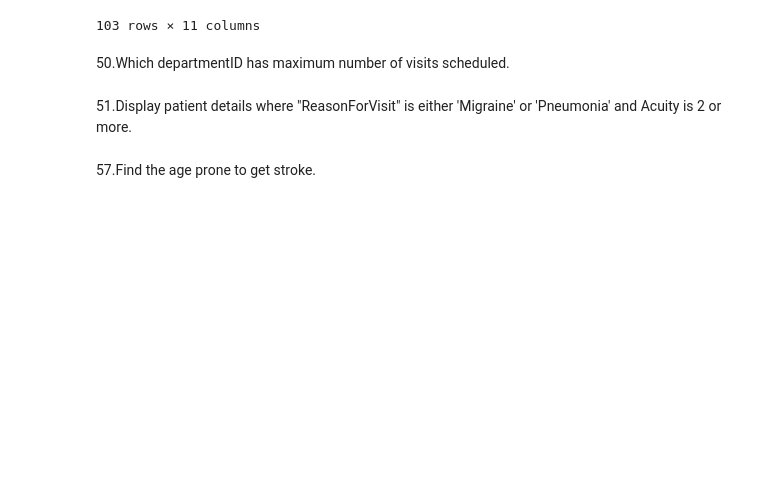
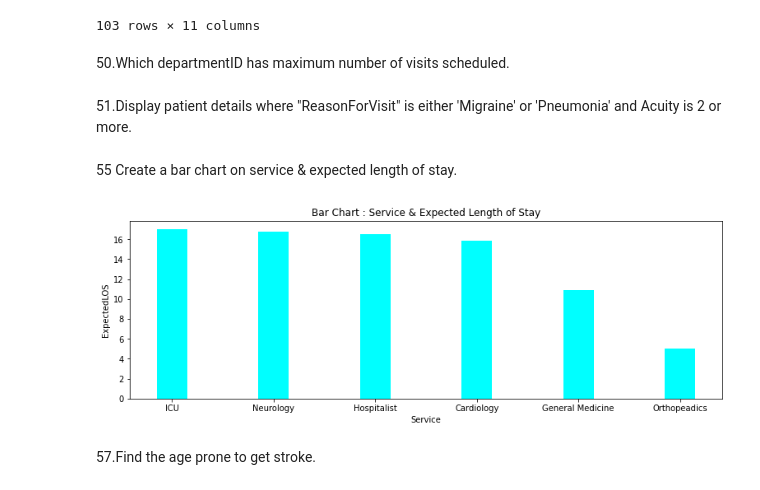
Before and after one commit to ArchanaDevaraju/python-warriors, a Jupyter notebook: Python Warriors-Divya .ipynb, the cells around one changed output. Saved outputs shown, nothing was run; the diff lists cells and outputs as text; code cells hidden in the pictures; blank space fills up the shorter version.

```diff
--- a/Python Warriors-Divya .ipynb
+++ b/Python Warriors-Divya .ipynb
@@ -212,6 +359,19 @@ df_AV.groupby(['VisitDepartmentID'])[['VisitID']].count().idxmax()
 51.Display patient details where "ReasonForVisit" is either 'Migraine' or 'Pneumonia' and Acuity is 2 or more.
 # %%
 df_EDV[(df_EDV["ReasonForVisit"].isin(["Migraine", "Pneumonia"])) & (df_EDV["Acuity"] >= 2)]   #using in function instead of or
+# %% [markdown]
+55	Create a bar chart on service & expected length of stay.
+# %%
+fig = plt.figure(figsize = (10, 3))
+ax = fig.add_axes([0,0,1,1])
+ax.bar(df_D["Service"],df_D["ExpectedLOS"],color='cyan',width=0.3)
+plt.xlabel("Service")
+plt.ylabel("ExpectedLOS")
+plt.title("Bar Chart : Service & Expected Length of Stay")
+plt.xticks(rotation = 'horizontal')
+plt.show()
+# %% [output]
+[figure, added]
 # %% [markdown]
 57.Find the age prone to get stroke.
 # %%
```
Also changed, not shown: parts of 30 cells of this notebook.
